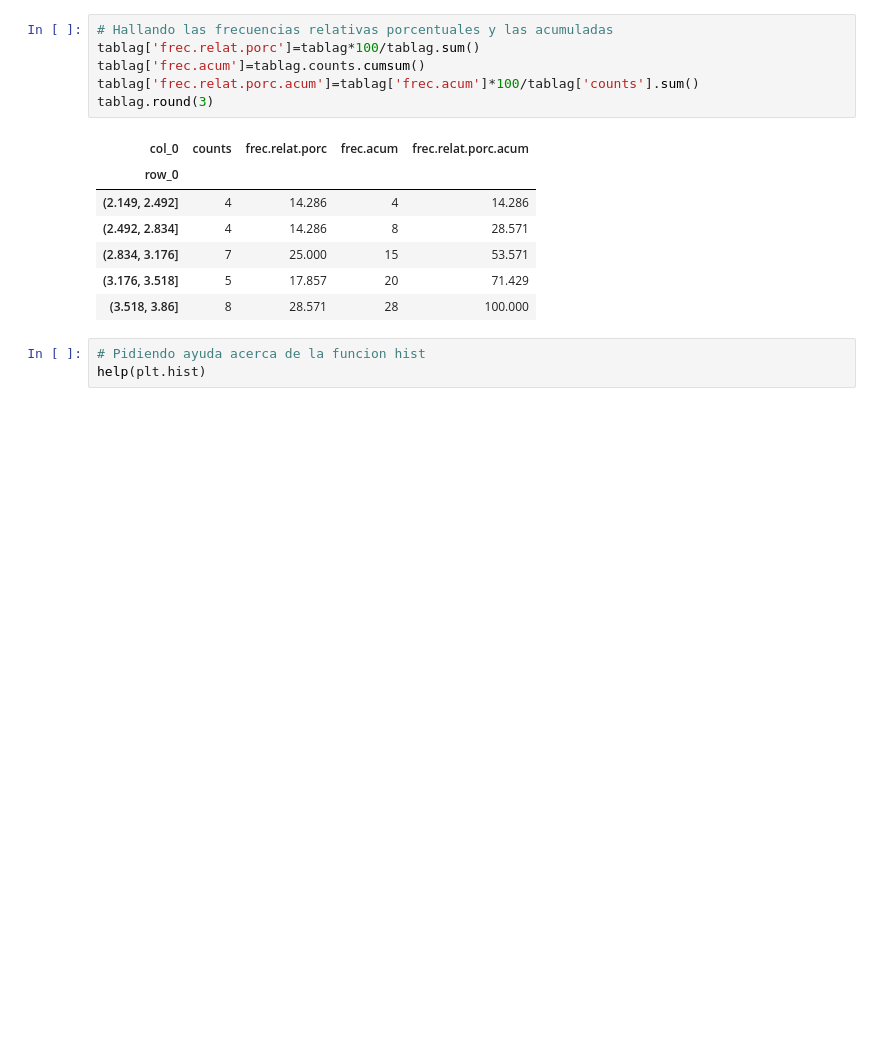
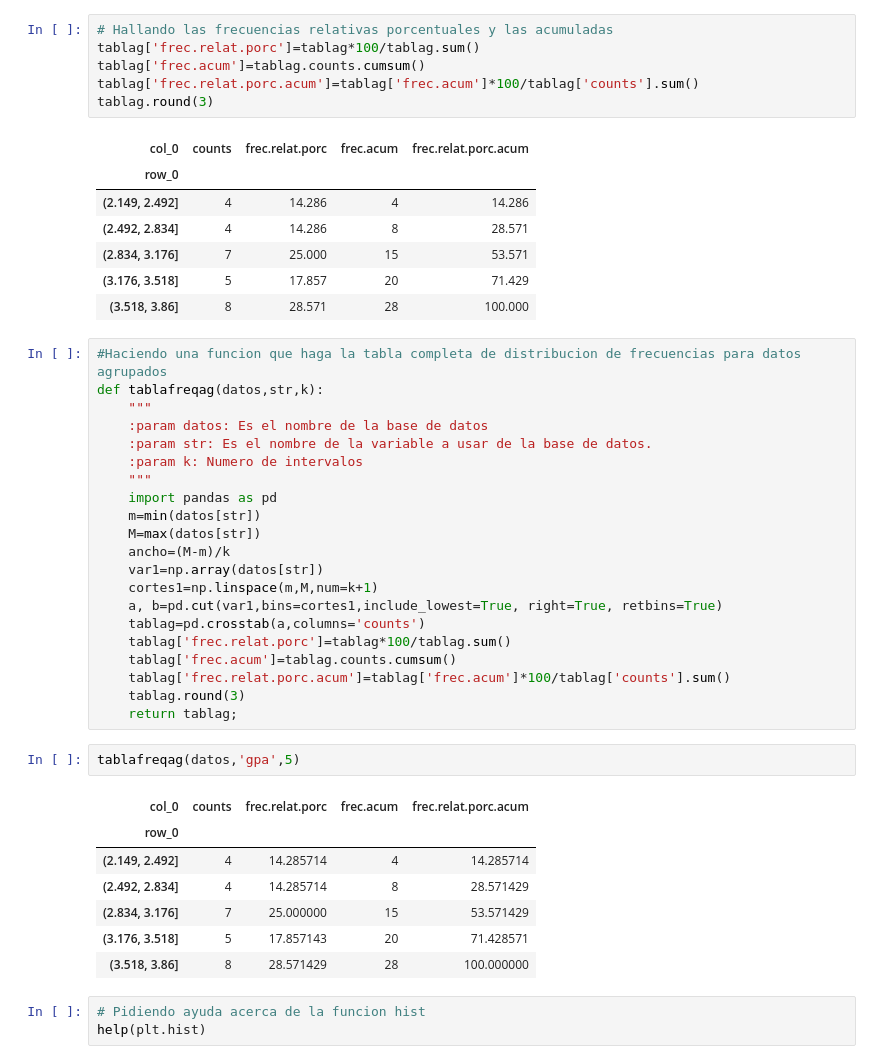
Before and after one commit to eacunafer/PyLabs-Analisis-de-Datos, a Jupyter notebook: notebooks/lab3py.ipynb, the cells around one changed output. Drawn from its saved outputs; the diff is of its cells as text; blank space fills up the shorter version.

```diff
--- a/notebooks/lab3py.ipynb
+++ b/notebooks/lab3py.ipynb
@@ -121,6 +101,37 @@ tablag.round(3)
 | (2.834, 3.176] | 7 | 25.000 | 15 | 53.571 |
 | (3.176, 3.518] | 5 | 17.857 | 20 | 71.429 |
 | (3.518, 3.86] | 8 | 28.571 | 28 | 100.000 |
+# %%
+#Haciendo una funcion que haga la tabla completa de distribucion de frecuencias para datos agrupados
+def tablafreqag(datos,str,k):
+    """
+    :param datos: Es el nombre de la base de datos
+    :param str: Es el nombre de la variable a usar de la base de datos.
+    :param k: Numero de intervalos
+    """
+    import pandas as pd
+    m=min(datos[str])
+    M=max(datos[str])
+    ancho=(M-m)/k
+    var1=np.array(datos[str])
+    cortes1=np.linspace(m,M,num=k+1)
+    a, b=pd.cut(var1,bins=cortes1,include_lowest=True, right=True, retbins=True)
+    tablag=pd.crosstab(a,columns='counts')
+    tablag['frec.relat.porc']=tablag*100/tablag.sum()
+    tablag['frec.acum']=tablag.counts.cumsum()
+    tablag['frec.relat.porc.acum']=tablag['frec.acum']*100/tablag['counts'].sum()
+    tablag.round(3)
+    return tablag;
+# %%
+tablafreqag(datos,'gpa',5)
+# %% [output]
+| col_0 | counts | frec.relat.porc | frec.acum | frec.relat.porc.acum |
+| row_0 |  |  |  |  |
+| (2.149, 2.492] | 4 | 14.285714 | 4 | 14.285714 |
+| (2.492, 2.834] | 4 | 14.285714 | 8 | 28.571429 |
+| (2.834, 3.176] | 7 | 25.000000 | 15 | 53.571429 |
+| (3.176, 3.518] | 5 | 17.857143 | 20 | 71.428571 |
+| (3.518, 3.86] | 8 | 28.571429 | 28 | 100.000000 |
 # %%
 # Pidiendo ayuda acerca de la funcion hist
 help(plt.hist)
```
Also changed, not shown: parts of 1 cell of this notebook, 2 other files.
